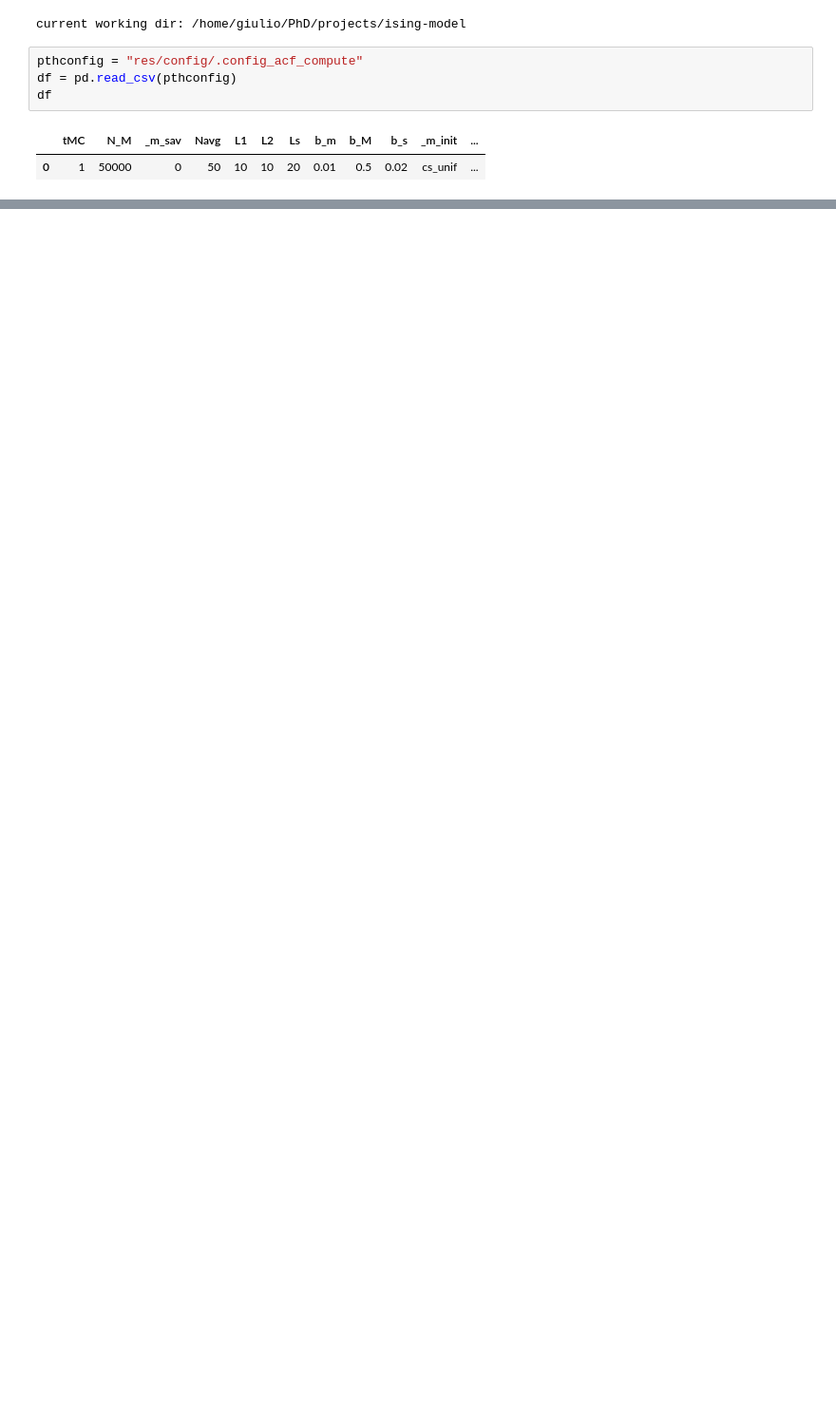
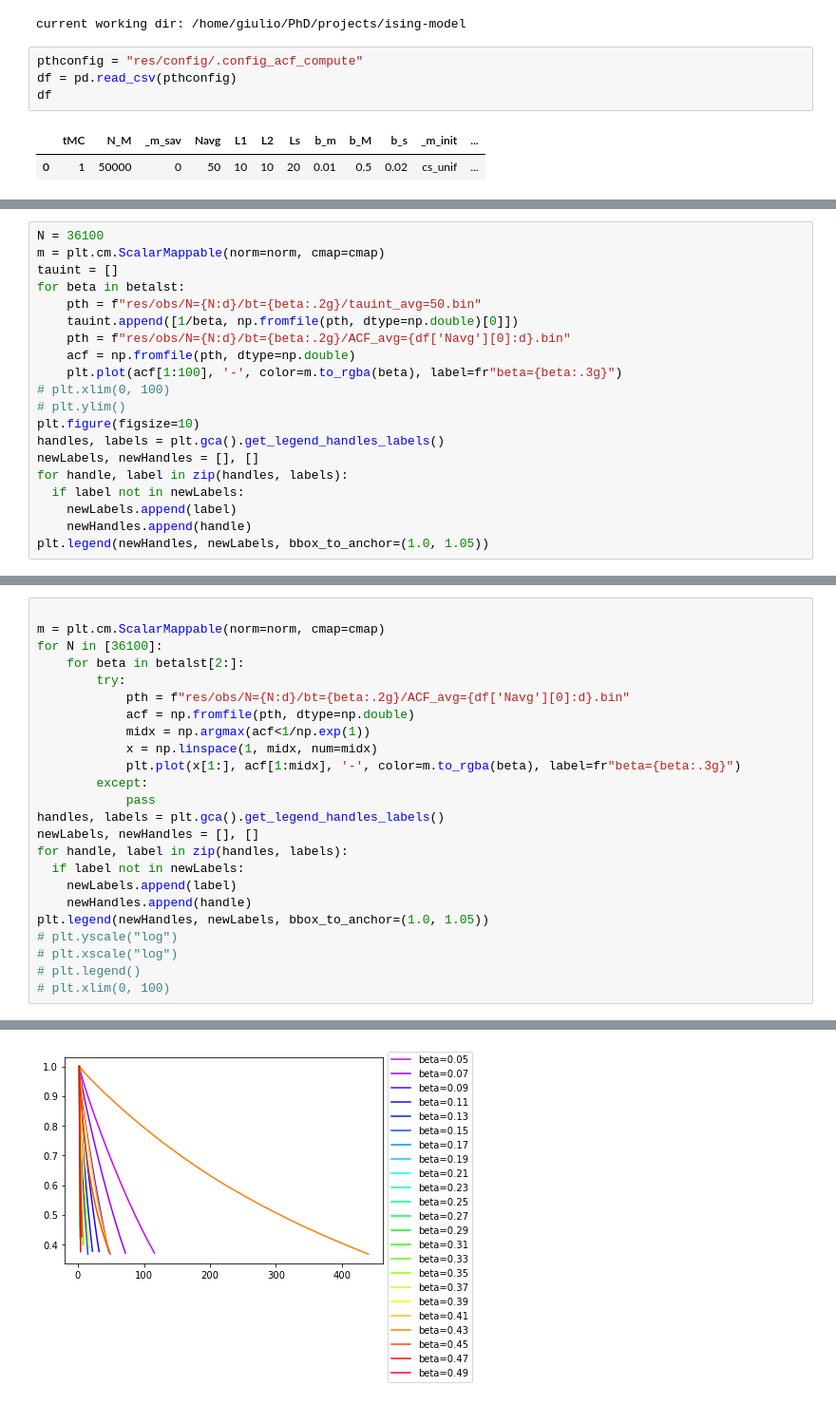
Before and after one commit to giulioiannelli/ising-model, a Jupyter notebook: tools/acf_visualiser.ipynb, the cells around one changed output, grey strips where cells are left out. Shown at 95% size. Cells and saved outputs as stored; diff of their text form; blank space fills up the shorter version.

```diff
--- a/tools/acf_visualiser.ipynb
+++ b/tools/acf_visualiser.ipynb
@@ -69,0 +39,20 @@ Nlst
+# %%
+N = 36100
+m = plt.cm.ScalarMappable(norm=norm, cmap=cmap)
+tauint = []
+for beta in betalst:
+    pth = f"res/obs/N={N:d}/bt={beta:.2g}/tauint_avg=50.bin"
+    tauint.append([1/beta, np.fromfile(pth, dtype=np.double)[0]])
+    pth = f"res/obs/N={N:d}/bt={beta:.2g}/ACF_avg={df['Navg'][0]:d}.bin"
+    acf = np.fromfile(pth, dtype=np.double)
+    plt.plot(acf[1:100], '-', color=m.to_rgba(beta), label=fr"beta={beta:.3g}")
+# plt.xlim(0, 100)
+# plt.ylim()
+plt.figure(figsize=10)
+handles, labels = plt.gca().get_legend_handles_labels()
+newLabels, newHandles = [], []
+for handle, label in zip(handles, labels):
+  if label not in newLabels:
+    newLabels.append(label)
+    newHandles.append(handle)
+plt.legend(newHandles, newLabels, bbox_to_anchor=(1.0, 1.05))
@@ -69,0 +61,25 @@ Nlst
+# %%
+
+m = plt.cm.ScalarMappable(norm=norm, cmap=cmap)
+for N in [36100]:
+    for beta in betalst[2:]:
+        try:
+            pth = f"res/obs/N={N:d}/bt={beta:.2g}/ACF_avg={df['Navg'][0]:d}.bin"
+            acf = np.fromfile(pth, dtype=np.double)
+            midx = np.argmax(acf<1/np.exp(1))
+            x = np.linspace(1, midx, num=midx)
+            plt.plot(x[1:], acf[1:midx], '-', color=m.to_rgba(beta), label=fr"beta={beta:.3g}")
+        except:
+            pass
+handles, labels = plt.gca().get_legend_handles_labels()
+newLabels, newHandles = [], []
+for handle, label in zip(handles, labels):
+  if label not in newLabels:
+    newLabels.append(label)
+    newHandles.append(handle)
+plt.legend(newHandles, newLabels, bbox_to_anchor=(1.0, 1.05))
+# plt.yscale("log")
+# plt.xscale("log")
+# plt.legend()
+# plt.xlim(0, 100)
+# %% [output]
@@ -69,0 +87 @@ Nlst
+[figure, added]
```
Also changed, not shown: parts of 8 cells of this notebook, 9 other files.
